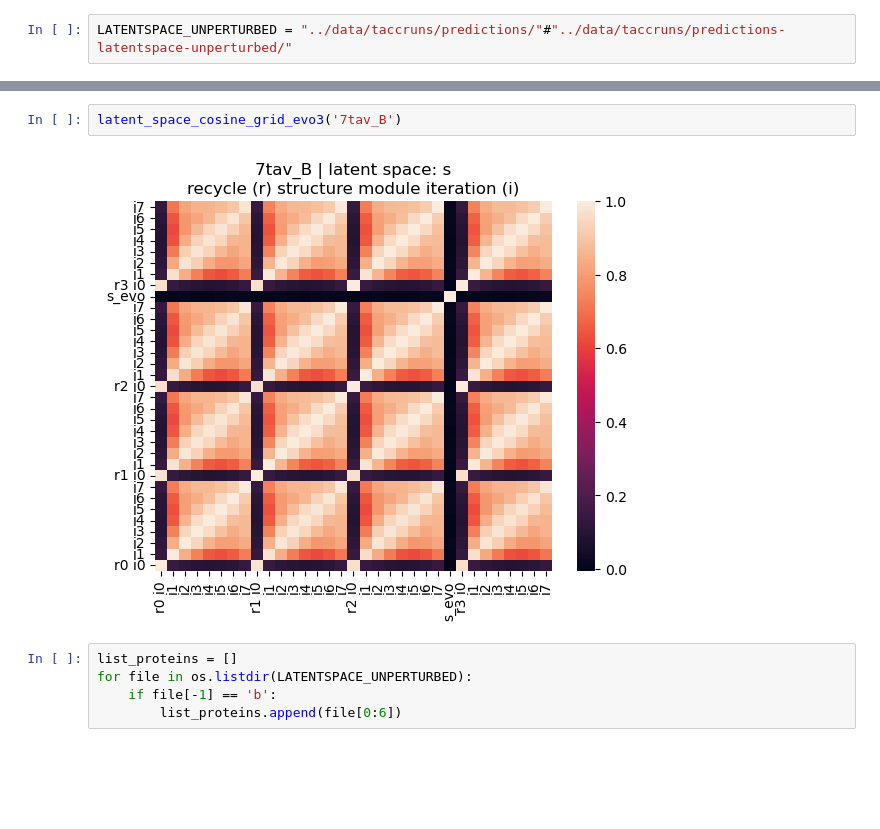
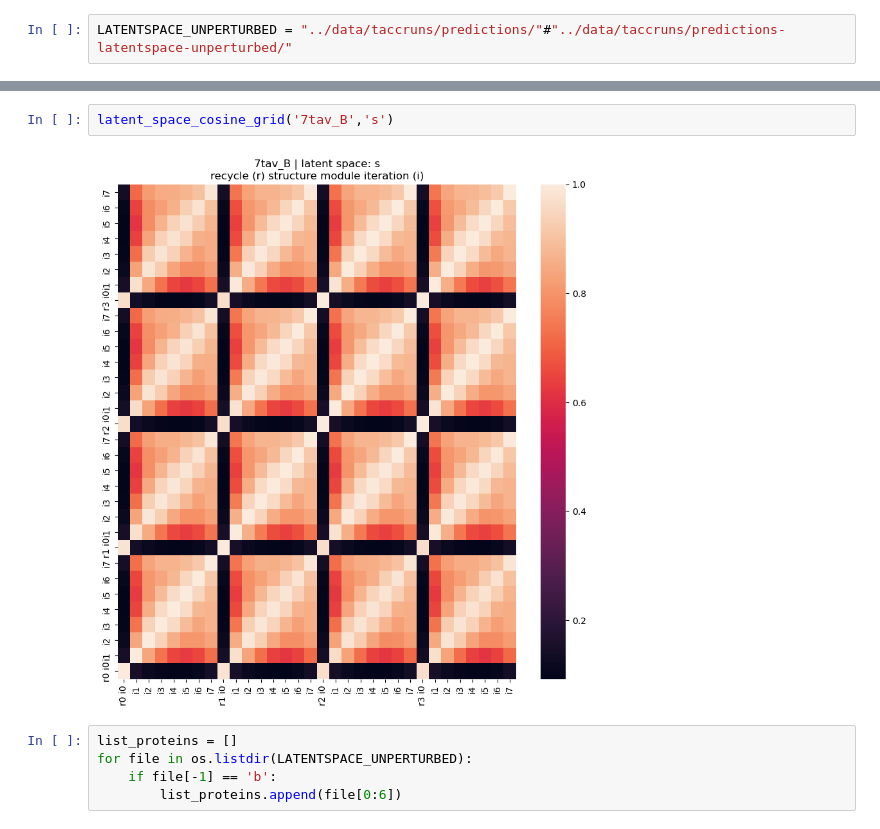
Before and after one commit to MichaelTrumbull/openfold-mt, a Jupyter notebook: personal-nbs/track_latent_space.ipynb, the cells around one changed output, grey strips where cells are left out. Drawn from its saved outputs; the diff is of its cells as text; blank space fills up the shorter version.

```diff
--- a/personal-nbs/track_latent_space.ipynb
+++ b/personal-nbs/track_latent_space.ipynb
@@ -103,8 +104,8 @@ def latent_space_cosine_grid_evo3(protein):
     plt.show()
-# %%
-latent_space_cosine_grid_evo3('7tav_B')
-# %% [output]
-[figure, removed]
+# %%
+latent_space_cosine_grid('7tav_B','s')
+# %% [output]
+[figure, added]
 # %%
 list_proteins = []
 for file in os.listdir(LATENTSPACE_UNPERTURBED):
```
Also changed, not shown: parts of 2 cells of this notebook.
